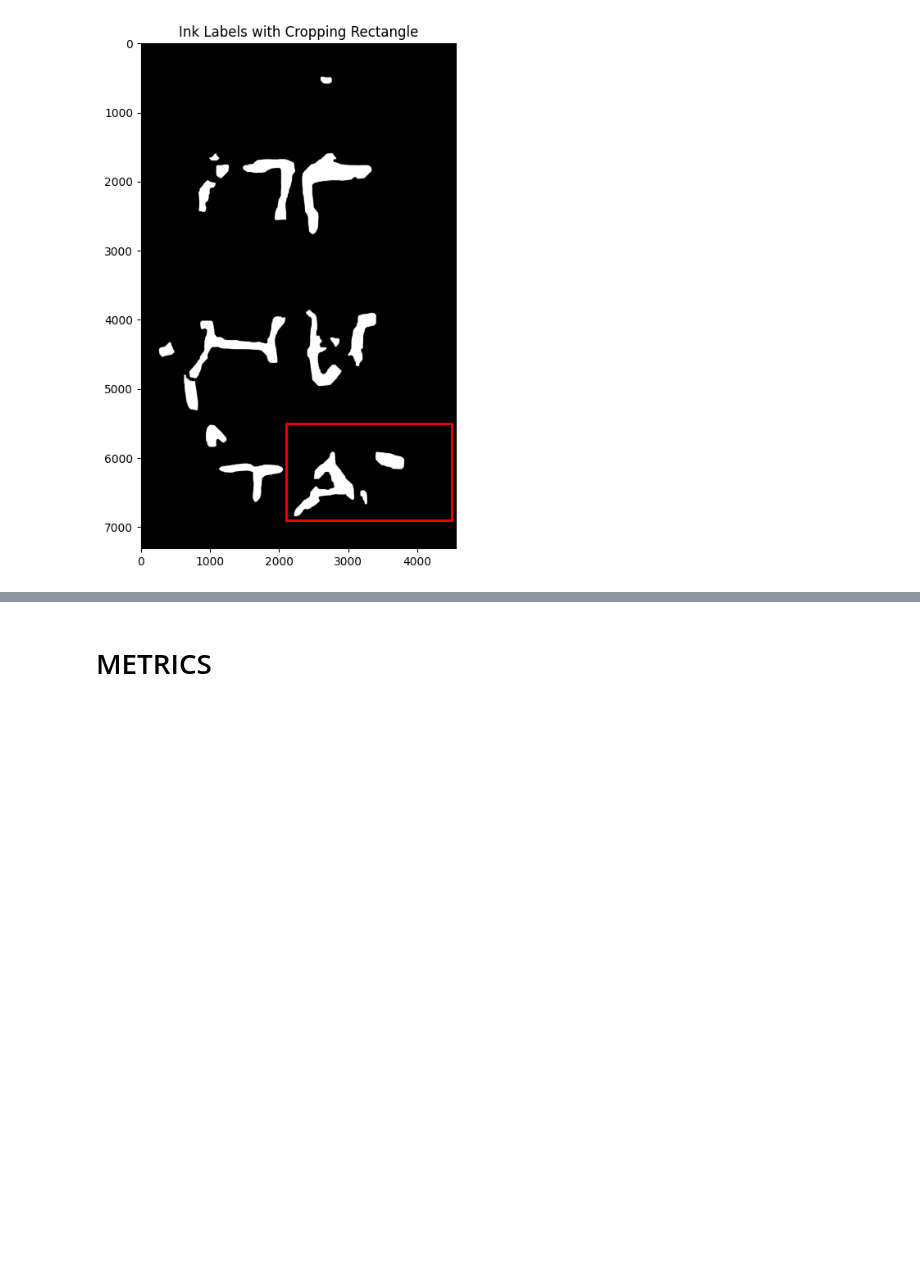
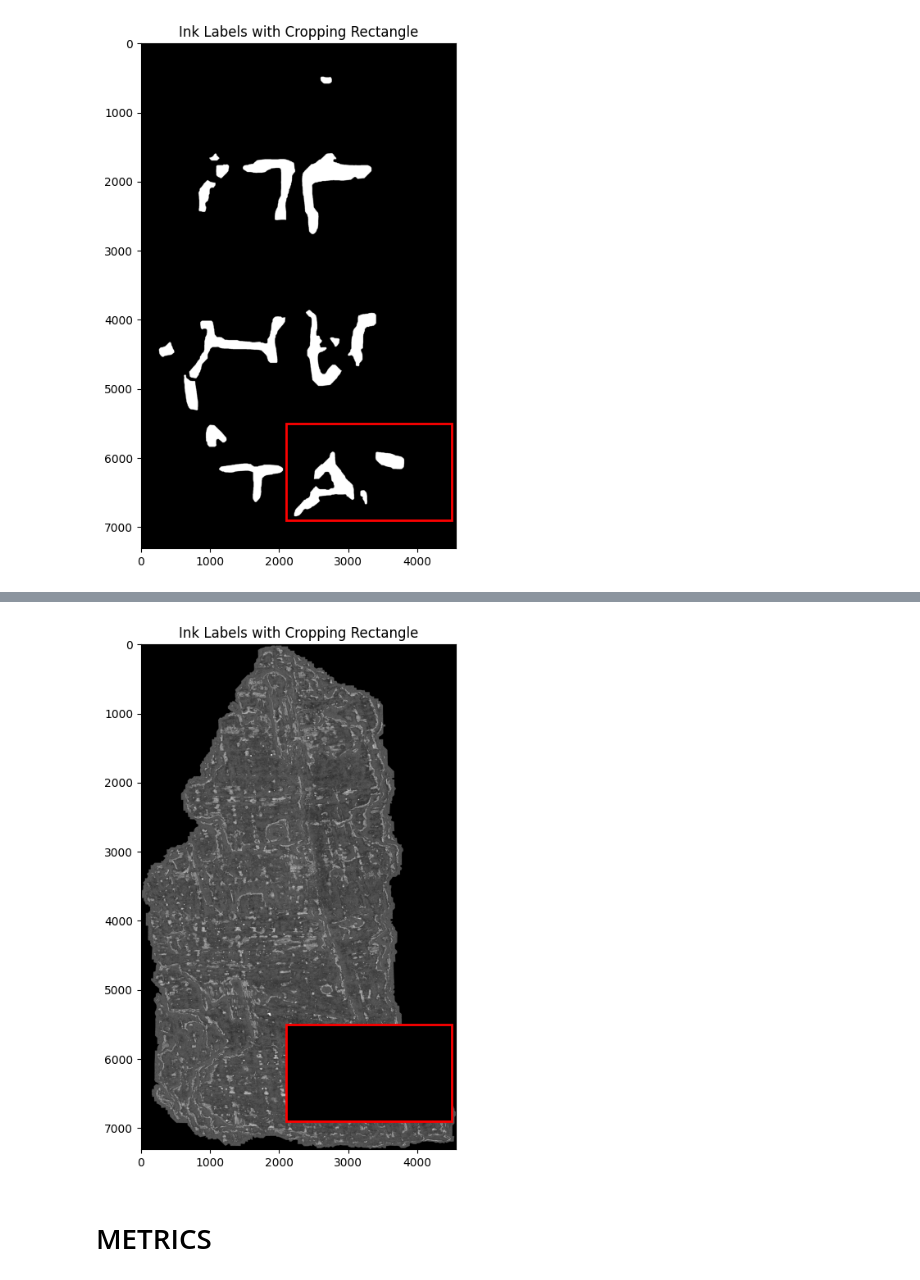
Before and after one commit to dionvou/vesuvius_ink_detection, a Jupyter notebook: notebooks/helper_notebook.ipynb, the cells around one changed output, grey strips where cells are left out. Cells and saved outputs as stored; diff of their text form; code cells hidden in the pictures; blank space fills up the shorter version.

```diff
--- a/notebooks/helper_notebook.ipynb
+++ b/notebooks/helper_notebook.ipynb
@@ -54,7 +54,7 @@ import matplotlib.patches as patches
 from PIL import Image
 
 # ==== CONFIGURABLE PART ====
-FRAG_PATH = '../train_scrolls/frag5'  # Path to fragment/Segment directory
+FRAG_PATH = '../train_scrolls/Frag5'  # Path to fragment/Segment directory
 RECT = (2100, 5500, 2400, 1400)        # (x, y, width, height)
 
 # =================================
@@ -82,10 +82,8 @@ import numpy as np
 # ==== CONFIGURABLE PART ====
 RECT_OUT_NAME = 'rect5'      # No _ recommended
 REMAINING_OUT_NAME = 'remaining5'  # No _ recommended
-start_idx, end_idx = 5, 60      # Select layers to process and save
+start_idx, end_idx = 15, 45      # Select layers to process and save
 KEEP_REMAINING = True            # Keep remaining part or not
-# RECT = (2000, 1400, 2400, 1400)  # Example rectangle (x, y, w, h)
-# FRAG_PATH = '../train_scrolls/frag1'
 # ============================
 
 frag_name = os.path.basename(FRAG_PATH.rstrip('/'))
@@ -120,7 +118,7 @@ def split_image(img_path, rect, out_name,rem_outname, out_subdir=None, keep_rema
         if img_array.max() <= 1:
             img_array = (img_array * 255)
         # img_remain = Image.fromarray(img_array)
-        img_remain = Image.fromarray(img_array.astype("uint8"))
+        img_remain = Image.fromarray(img_array)
 
         img_remain.save(os.path.join(out_subdir[1], rem_outname))
 
@@ -131,7 +129,12 @@ def numerical_sort(fname):
 # List and sort layer files numerically
 layer_files = [f for f in os.listdir(LAYER_DIR) if f.lower().endswith(('.tiff', '.tif', '.png', '.jpg', '.jpeg'))]
 layer_files = sorted(layer_files, key=numerical_sort)
-layer_files = layer_files[start_idx:end_idx+1]
+# layer_files = layer_files[start_idx:end_idx+1]
+layer_files = [
+    f for f in layer_files
+    if start_idx <= int(os.path.splitext(f)[0]) <= end_idx
+]
+
 
 # Process selected layers
 for fname in tqdm(layer_files):
@@ -268,3 +156,31 @@ Cropping complete for frag5.
+# %%
+import os
+import matplotlib.pyplot as plt
+import matplotlib.patches as patches
+from PIL import Image
+
+# ==== CONFIGURABLE PART ====
+FRAG_PATH = '../train_scrolls/remaining5/layers'  # Path to fragment/Segment directory
+RECT = (2100, 5500, 2400, 1400)        # (x, y, width, height)
+
+# =================================
+inklabel_path = None
+for fname in os.listdir(FRAG_PATH):
+    if 'tif' in fname.lower() and fname.lower().endswith(('.tif', '.jpg', '.jpeg')):
+        inklabel_path = os.path.join(FRAG_PATH, fname)
+        break
+img = Image.open(inklabel_path)
+
+# Plot the inklabels with rectangle
+fig, ax = plt.subplots(1, figsize=(12, 8))
+ax.imshow(img, cmap='gray')
+x, y, w, h = RECT
+rect_patch = patches.Rectangle((x, y), w, h, linewidth=2, edgecolor='red', facecolor='none')
+ax.add_patch(rect_patch)
+ax.set_title("Ink Labels with Cropping Rectangle")
+plt.show()
+# %% [output]
+[figure, added]
 # %% [markdown]
 # METRICS
 # %%
```
Also changed, not shown: parts of 8 cells of this notebook, 23 other files.
